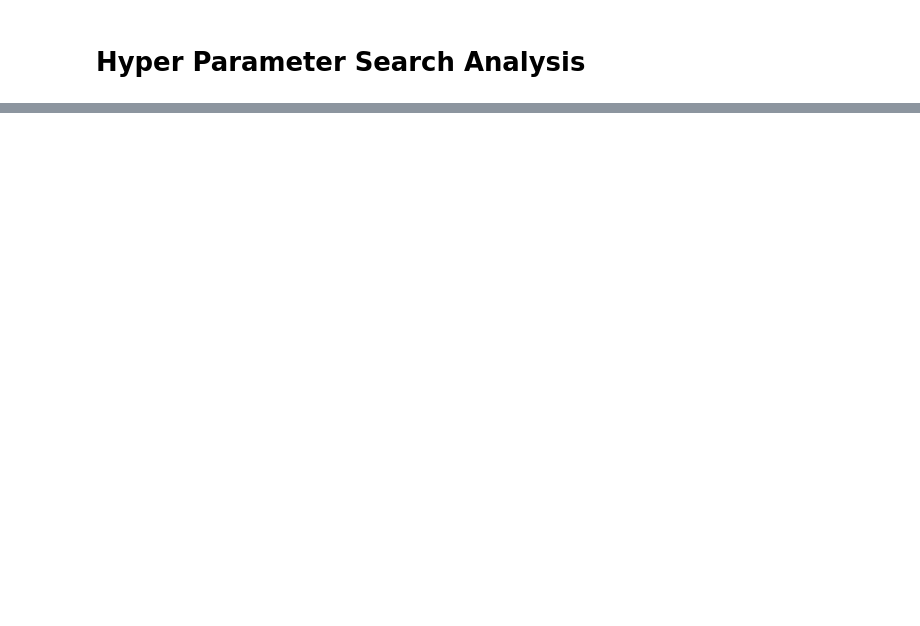
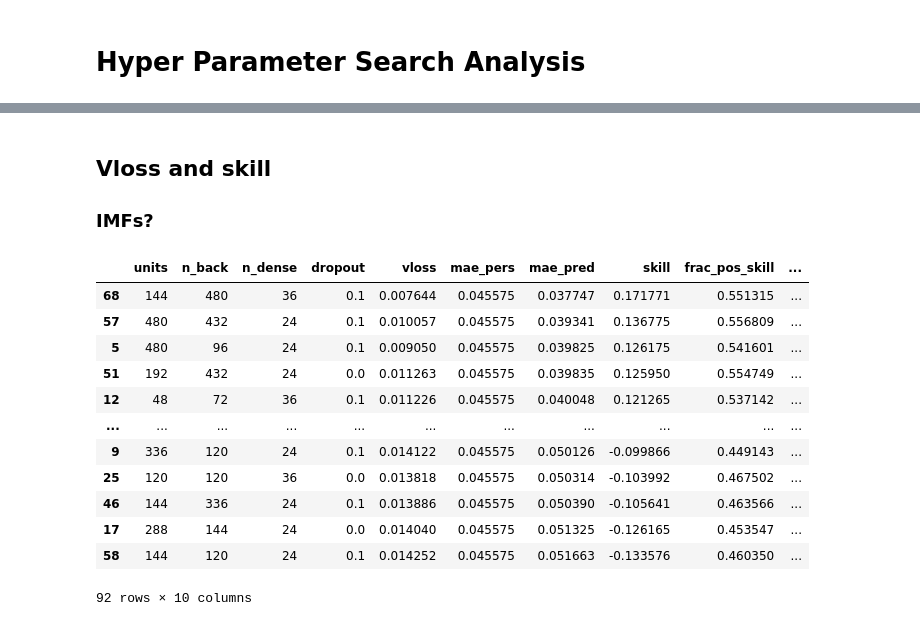
Before and after one commit to woodjmichael/PROPHET-Load_LSTM-mjw, a Jupyter notebook: HP Analysis.ipynb, the cells around one changed output, grey strips where cells are left out. Drawn from its saved outputs; the diff is of its cells as text; code cells hidden in the pictures; blank space fills up the shorter version.

```diff
--- a/HP Analysis.ipynb
+++ b/HP Analysis.ipynb
@@ -4,0 +53,30 @@ import pandas as pd
+# %% [markdown]
+## Vloss and skill
+
+### IMFs?
+# %%
+proj_dir = r'C:/Users/Admin/Code/PROPHET-Load_LSTM/'
+out_dir = r'data/output/impianto_4/hpsearch/'
+#out_dir = r'data/output/impianto_4/hpsearch_250502/'
+
+hp_results_filename ='hp_search_patience1.csv'
+
+df = pd.read_csv(proj_dir + out_dir + hp_results_filename,
+                 index_col=0)\
+                     .sort_values('skill',ascending=False)
+
+df
+# %% [output]
+|  | units | n_back | n_dense | dropout | vloss | mae_pers | mae_pred | skill | frac_pos_skill | ... |
+| 68 | 144 | 480 | 36 | 0.1 | 0.007644 | 0.045575 | 0.037747 | 0.171771 | 0.551315 | ... |
+| 57 | 480 | 432 | 24 | 0.1 | 0.010057 | 0.045575 | 0.039341 | 0.136775 | 0.556809 | ... |
+| 5 | 480 | 96 | 24 | 0.1 | 0.009050 | 0.045575 | 0.039825 | 0.126175 | 0.541601 | ... |
+| 51 | 192 | 432 | 24 | 0.0 | 0.011263 | 0.045575 | 0.039835 | 0.125950 | 0.554749 | ... |
+| 12 | 48 | 72 | 36 | 0.1 | 0.011226 | 0.045575 | 0.040048 | 0.121265 | 0.537142 | ... |
+| ... | ... | ... | ... | ... | ... | ... | ... | ... | ... | ... |
+| 9 | 336 | 120 | 24 | 0.1 | 0.014122 | 0.045575 | 0.050126 | -0.099866 | 0.449143 | ... |
+| 25 | 120 | 120 | 36 | 0.0 | 0.013818 | 0.045575 | 0.050314 | -0.103992 | 0.467502 | ... |
+| 46 | 144 | 336 | 24 | 0.1 | 0.013886 | 0.045575 | 0.050390 | -0.105641 | 0.463566 | ... |
+| 17 | 288 | 144 | 24 | 0.0 | 0.014040 | 0.045575 | 0.051325 | -0.126165 | 0.453547 | ... |
+| 58 | 144 | 120 | 24 | 0.1 | 0.014252 | 0.045575 | 0.051663 | -0.133576 | 0.460350 | ... |
+92 rows × 10 columns
```
Also changed, not shown: parts of 11 cells of this notebook, 42 other files.
